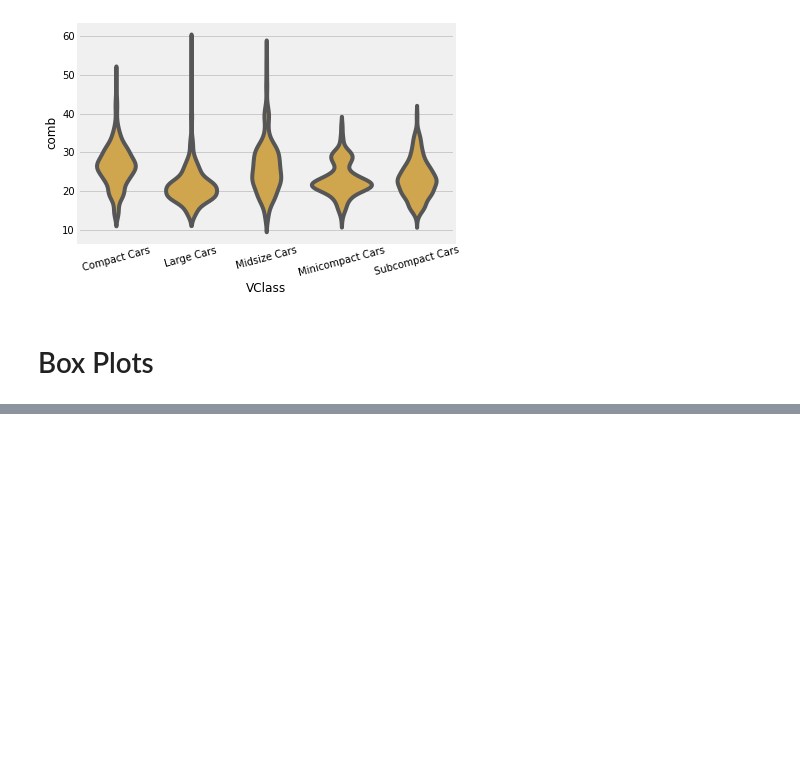
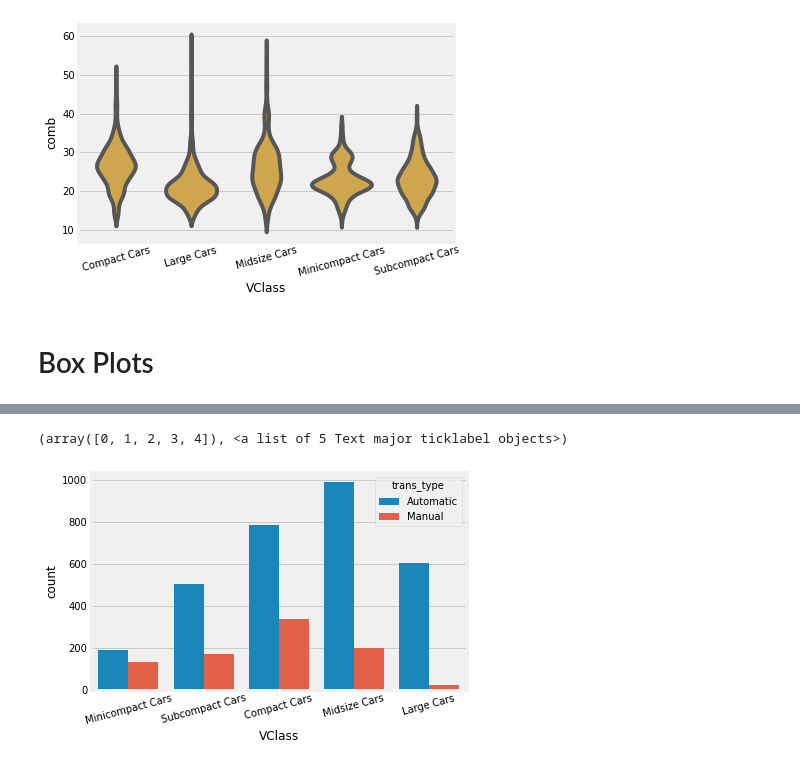
Before and after one commit to dajebbar/AIPND, a Jupyter notebook: Matplotlib_and_Seaborn.ipynb, the cells around one changed output, grey strips where cells are left out. Saved outputs shown, nothing was run; the diff lists cells and outputs as text; code cells hidden in the pictures; blank space fills up the shorter version.

```diff
--- a/Matplotlib_and_Seaborn.ipynb
+++ b/Matplotlib_and_Seaborn.ipynb
@@ -660,0 +703,6 @@ plt.xticks(rotation=15)
+# %%
+sns.countplot(data=fuel_econ, x='VClass', hue='trans_type')
+plt.xticks(rotation=15)
+# %% [output]
+(array([0, 1, 2, 3, 4]), <a list of 5 Text major ticklabel objects>)
+[figure, added]
```
Also changed, not shown: parts of 12 cells of this notebook.
